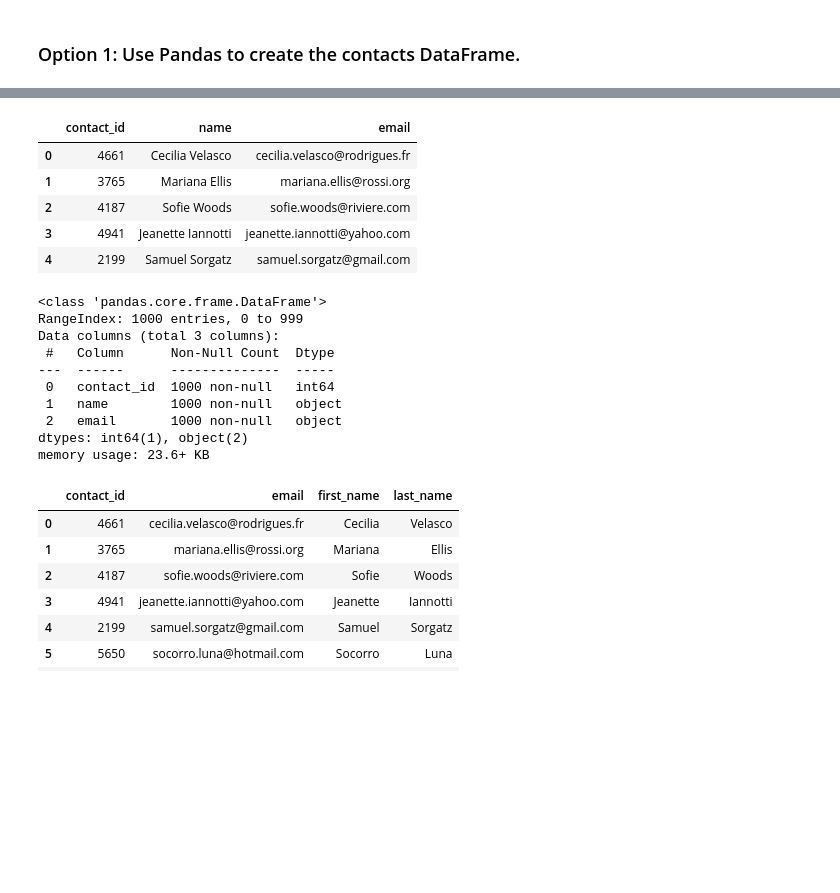
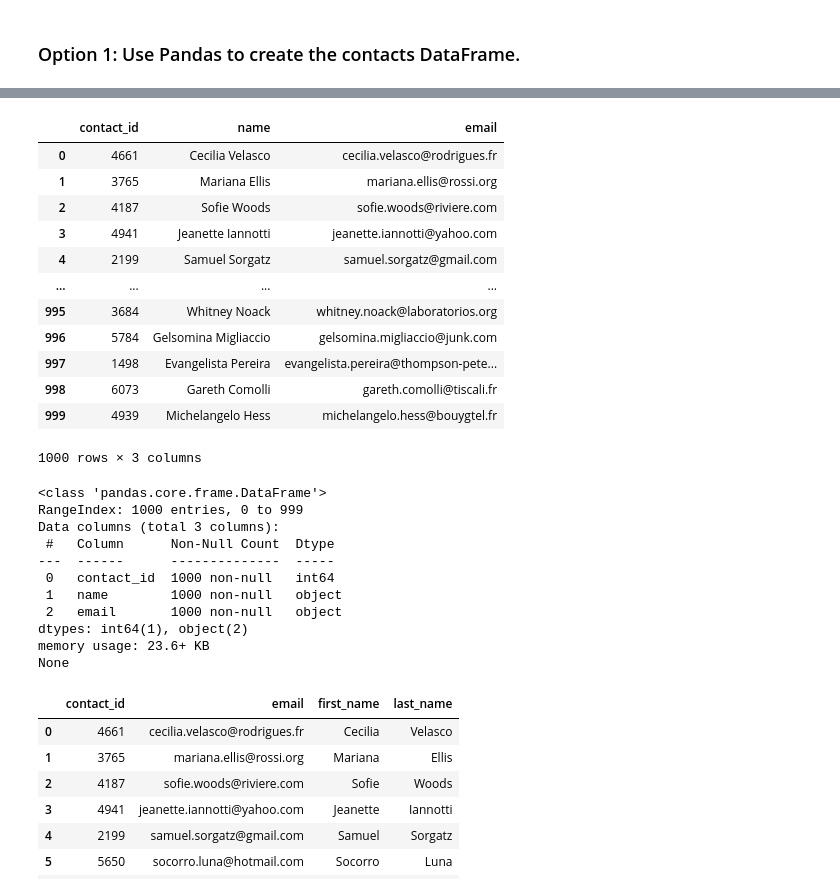
Before and after one commit to Gavin180849/Crowdfunding_ETL, a Jupyter notebook: ETL_Mini_Project_FSulkowski_GLawson_SAndreu.ipynb, the cells around one changed output, grey strips where cells are left out. Cells and saved outputs as stored; diff of their text form; code cells hidden in the pictures; blank space fills up the shorter version.

Commit message:
Contacts Dataframe Created

```diff
--- a/ETL_Mini_Project_FSulkowski_GLawson_SAndreu.ipynb
+++ b/ETL_Mini_Project_FSulkowski_GLawson_SAndreu.ipynb
@@ -356,9 +356,6 @@ Then export the DataFrame as a `contacts.csv` CSV file.
 # %%
 # Iterate through the contact_info_df and convert each row to a dictionary.
 import json
-dict_values = []
-
-
-# Print out the list of values for each row.
-print(dict_values)
+dict_values = contact_info_df.to_dict('records')
+dict_values
 # %% [output]
@@ -365,0 +379,10 @@ print(dict_values)
+# %%
+new_data = []
+for item in dict_values:
+
+    values = [json.loads(value) for key, value in item.items() if value != 'contact_info']
+
+    if values:
+
+        contact_info = values[0]
+        new_data.append([contact_info['contact_id'], contact_info['name'], contact_info['email']])
@@ -366,15 +407,25 @@ print(dict_values)
 # %%
 # Create a contact_info DataFrame and add each list of values, i.e., each row
 # to the 'contact_id', 'name', 'email' columns.
+new_contact_info_df = pd.DataFrame(new_data, columns=['contact_id', 'name', 'email'])
+new_contact_info_df
 # %% [output]
 |  | contact_id | name | email |
 | 0 | 4661 | Cecilia Velasco | cecilia.velasco@rodrigues.fr |
 | 1 | 3765 | Mariana Ellis | mariana.ellis@rossi.org |
 | 2 | 4187 | Sofie Woods | sofie.woods@riviere.com |
 | 3 | 4941 | Jeanette Iannotti | jeanette.iannotti@yahoo.com |
 | 4 | 2199 | Samuel Sorgatz | samuel.sorgatz@gmail.com |
+| ... | ... | ... | ... |
+| 995 | 3684 | Whitney Noack | whitney.noack@laboratorios.org |
+| 996 | 5784 | Gelsomina Migliaccio | gelsomina.migliaccio@junk.com |
+| 997 | 1498 | Evangelista Pereira | evangelista.pereira@thompson-pete... |
+| 998 | 6073 | Gareth Comolli | gareth.comolli@tiscali.fr |
+| 999 | 4939 | Michelangelo Hess | michelangelo.hess@bouygtel.fr |
+1000 rows × 3 columns
 # %%
 # Check the datatypes.
+print(new_contact_info_df.info())
 # %% [output]
 <class 'pandas.core.frame.DataFrame'>
 RangeIndex: 1000 entries, 0 to 999
@@ -386,6 +437,7 @@ Data columns (total 3 columns):
  2   email       1000 non-null   object
 dtypes: int64(1), object(2)
 memory usage: 23.6+ KB
+None
 # %%
 # Create a "first"name" and "last_name" column with the first and last names from the "name" column.
 
```
Also changed, not shown: parts of 3 cells of this notebook.
